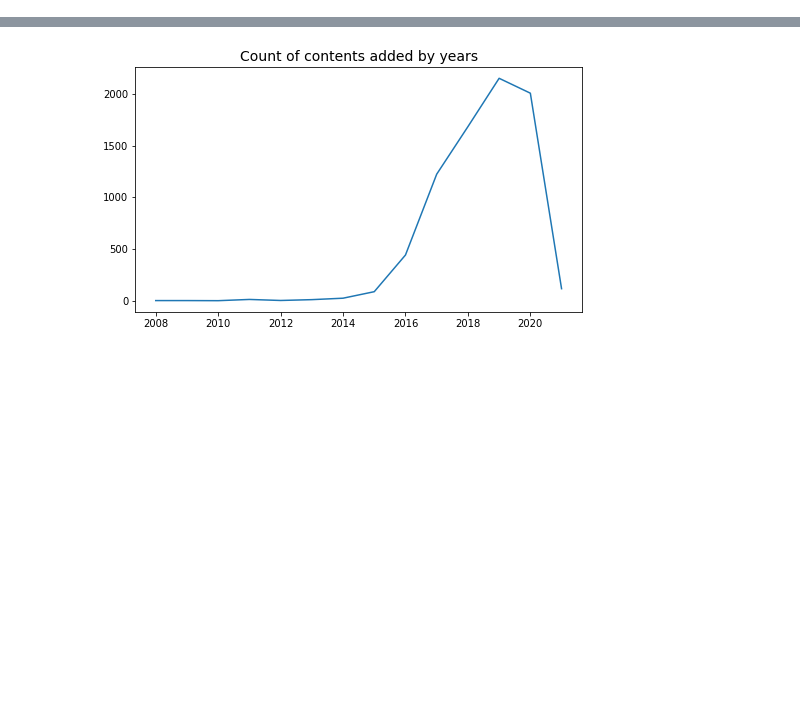
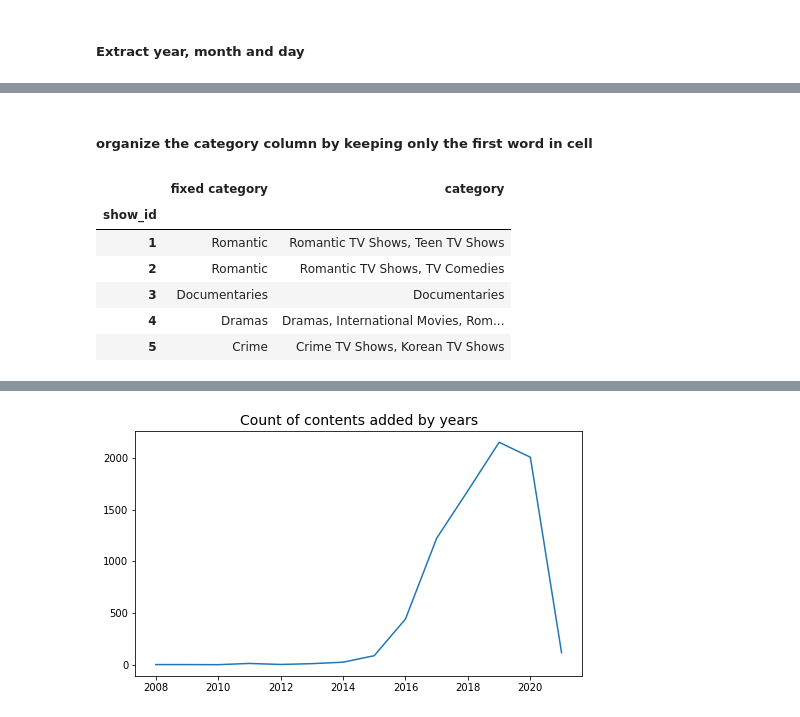
Before and after one commit to NofarAzilik/Netflix-data-analysis, a Jupyter notebook: jupyter_netflix.ipynb, the cells around one changed output, grey strips where cells are left out. Drawn from its saved outputs; the diff is of its cells as text; code cells hidden in the pictures; blank space fills up the shorter version.

```diff
--- a/jupyter_netflix.ipynb
+++ b/jupyter_netflix.ipynb
@@ -23 +63,3 @@ df.head()
+# %% [markdown]
+##### Extract year, month and day
 # %%
@@ -44,0 +79,19 @@ by_weekday = data.groupby(['weekday']).size()
+# %% [markdown]
+##### organize the category column by keeping only the first word in cell
+# %%
+def fixedCategory(dataframe):
+    df["director"].fillna("UnKnown", inplace = True)
+    df['fixed category'] = df['category'].apply(lambda x: x.split(" ")[0]).apply(lambda x: x.split(",")[0])
+    return df
+
+pipline = df.pipe(fixedCategory)
+
+df[['fixed category','category']].head()
+# %% [output]
+|  | fixed category | category |
+| show_id |  |  |
+| 1 | Romantic | Romantic TV Shows, Teen TV Shows |
+| 2 | Romantic | Romantic TV Shows, TV Comedies |
+| 3 | Documentaries | Documentaries |
+| 4 | Dramas | Dramas, International Movies, Rom... |
+| 5 | Crime | Crime TV Shows, Korean TV Shows |
```
Also changed, not shown: parts of 30 cells of this notebook.
